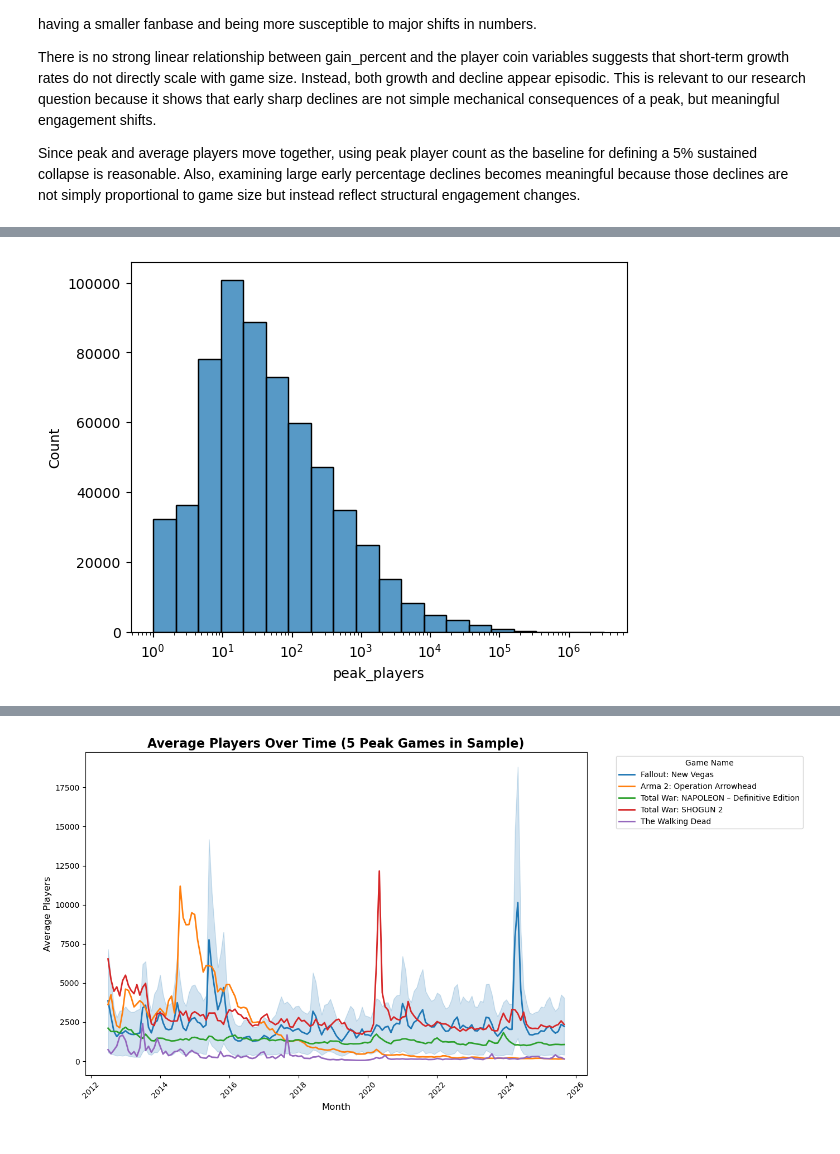
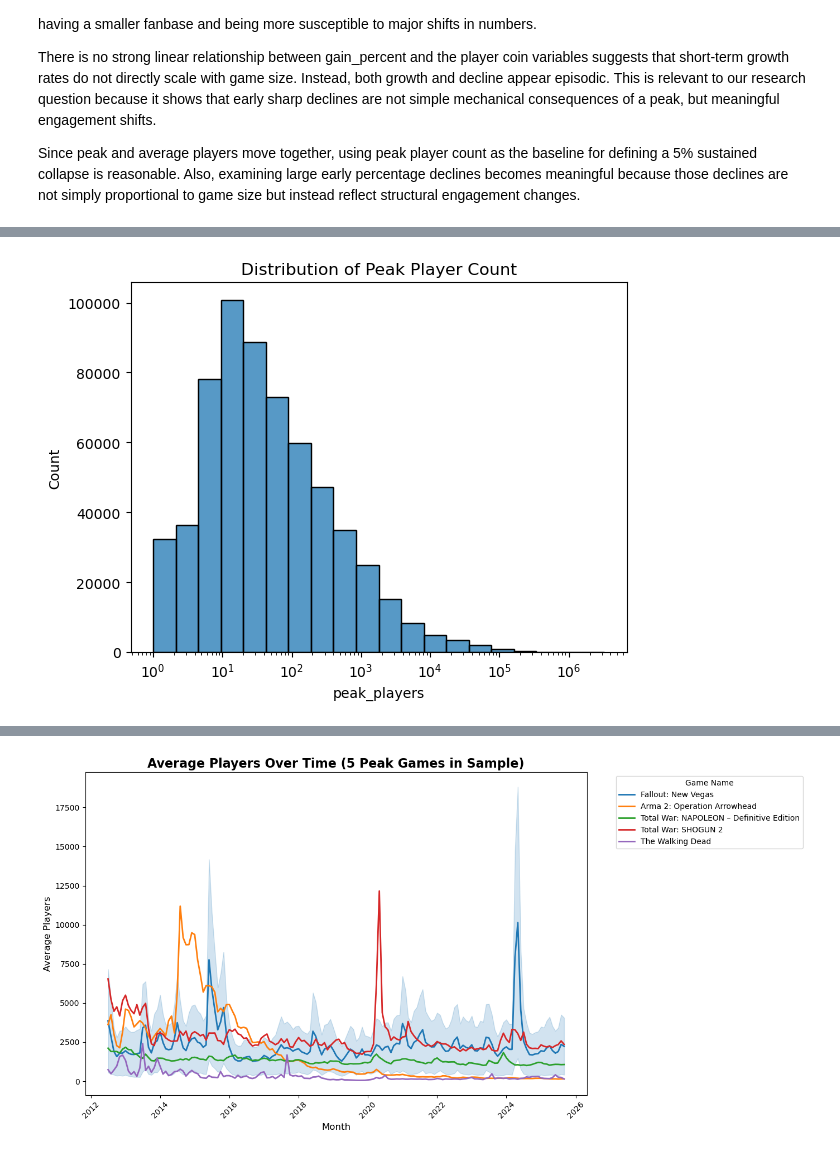
Before and after one commit to COGS108/Group107_WI26, a Jupyter notebook: 03-FinalProject.ipynb, the cells around one changed output, grey strips where cells are left out. Saved outputs shown, nothing was run; the diff lists cells and outputs as text; code cells hidden in the pictures.

```diff
--- a/03-FinalProject.ipynb
+++ b/03-FinalProject.ipynb
@@ -372,7 +332,8 @@ peak_players_hist = sns.histplot(data=df_clean2,x='peak_players',bins=20)
 # %%
-log_peak_players_hist = sns.histplot(data=df_clean2,x='peak_players',log_scale=True,bins=20)
+#applied the log transformation to the distribution down below which make it more normal
+log_peak_players_hist = sns.histplot(data=df_clean2,x='peak_players',log_scale=True,bins=20).set_title("Distribution of Peak Player Count")
 # %% [output]
-[figure, old version]
+[figure, new version]
 # %% [markdown]
 The histogram of peak_players shows a clear right-skewed distribution. Most games in the dataset have relatively low monthly peak concurrent player counts, while a small number of games reach larger ones. This creates a long right tail, where a few highly popular games dominate the upper end of the distribution
 
```
Also changed, not shown: parts of 26 cells of this notebook.
